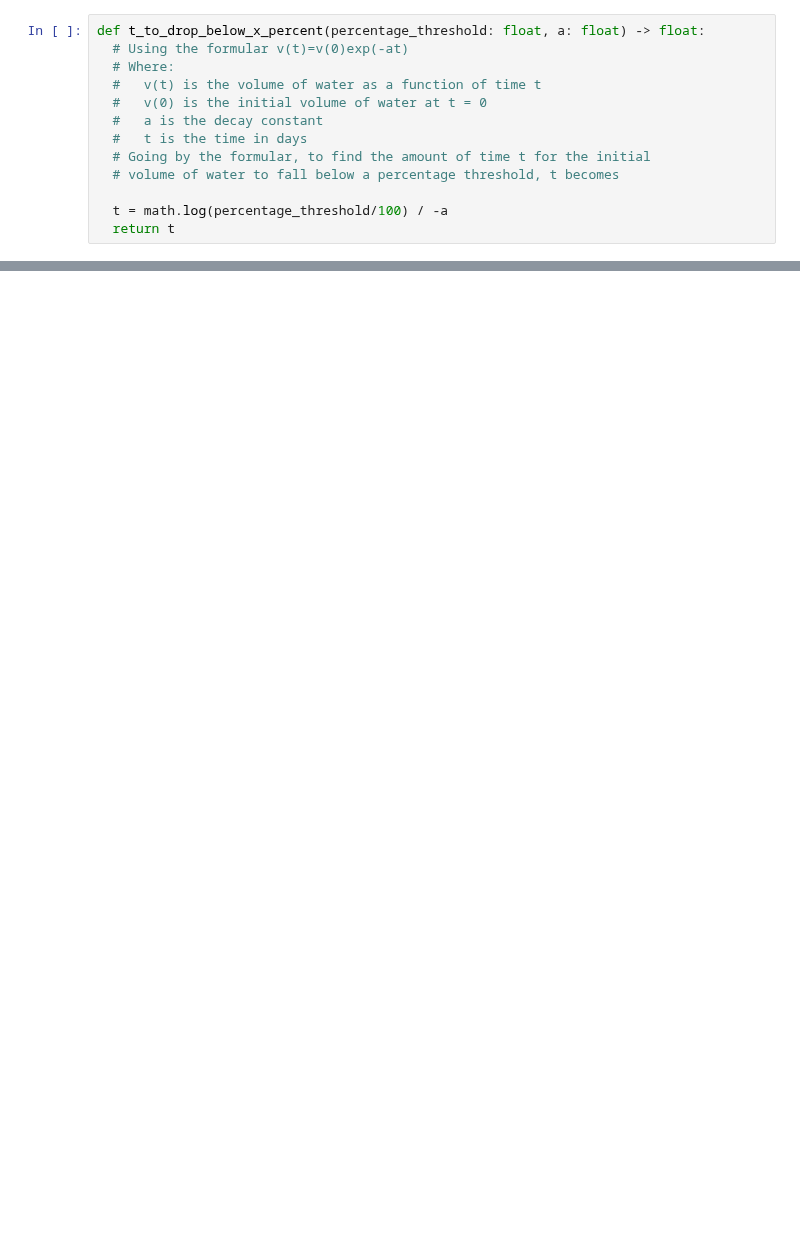
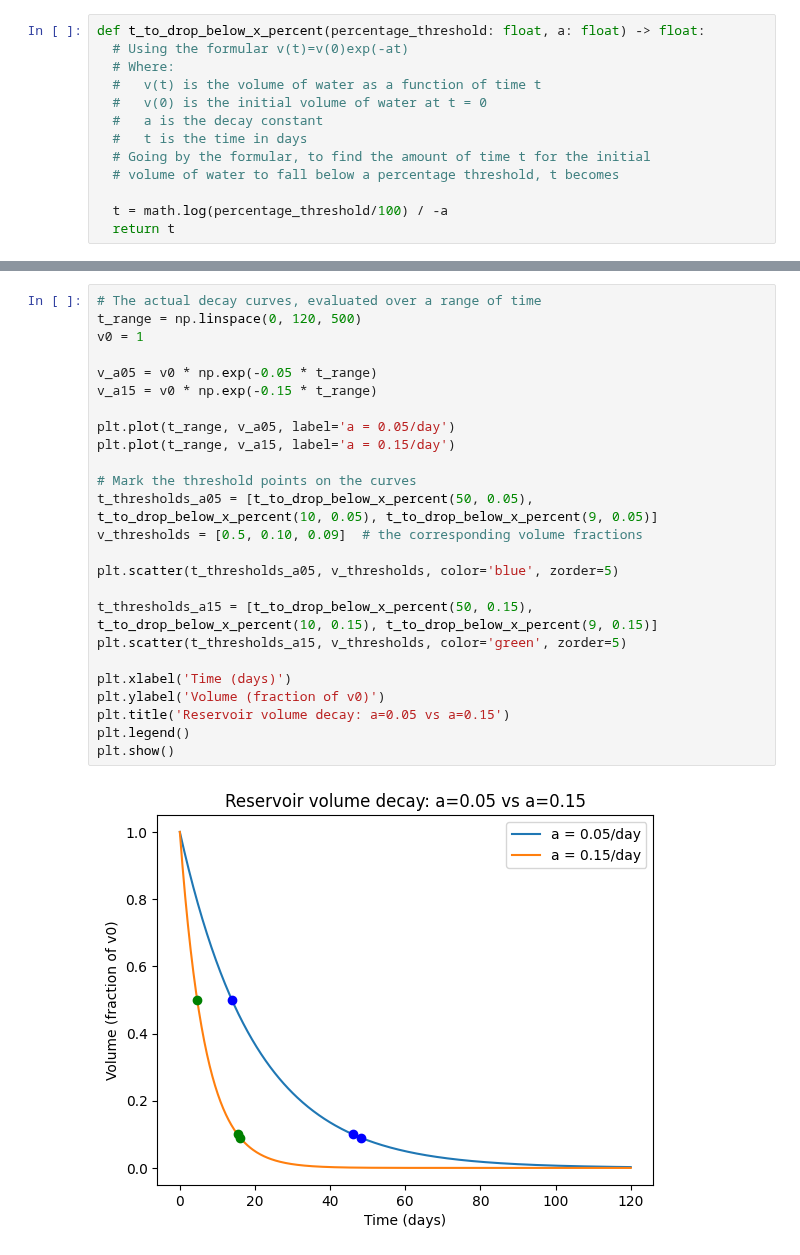
Before and after one commit to api-sage/diaml_projects, a Jupyter notebook: Project1/pafolabi_DIAML_Assignment1.ipynb, the cells around one changed output, grey strips where cells are left out. Saved outputs shown, nothing was run; the diff lists cells and outputs as text; blank space fills up the shorter version.

```diff
--- a/Project1/pafolabi_DIAML_Assignment1.ipynb
+++ b/Project1/pafolabi_DIAML_Assignment1.ipynb
@@ -77,0 +108,27 @@ print(t_to_drop_below_x_percent(10,0.05))
+# %%
+# The actual decay curves, evaluated over a range of time
+t_range = np.linspace(0, 120, 500)
+v0 = 1
+
+v_a05 = v0 * np.exp(-0.05 * t_range)
+v_a15 = v0 * np.exp(-0.15 * t_range)
+
+plt.plot(t_range, v_a05, label='a = 0.05/day')
+plt.plot(t_range, v_a15, label='a = 0.15/day')
+
+# Mark the threshold points on the curves
+t_thresholds_a05 = [t_to_drop_below_x_percent(50, 0.05), t_to_drop_below_x_percent(10, 0.05), t_to_drop_below_x_percent(9, 0.05)]
+v_thresholds = [0.5, 0.10, 0.09]  # the corresponding volume fractions
+
+plt.scatter(t_thresholds_a05, v_thresholds, color='blue', zorder=5)
+
+t_thresholds_a15 = [t_to_drop_below_x_percent(50, 0.15), t_to_drop_below_x_percent(10, 0.15), t_to_drop_below_x_percent(9, 0.15)]
+plt.scatter(t_thresholds_a15, v_thresholds, color='green', zorder=5)
+
+plt.xlabel('Time (days)')
+plt.ylabel('Volume (fraction of v0)')
+plt.title('Reservoir volume decay: a=0.05 vs a=0.15')
+plt.legend()
+plt.show()
+# %% [output]
+[figure, added]
```
Also changed, not shown: parts of 13 cells of this notebook.
